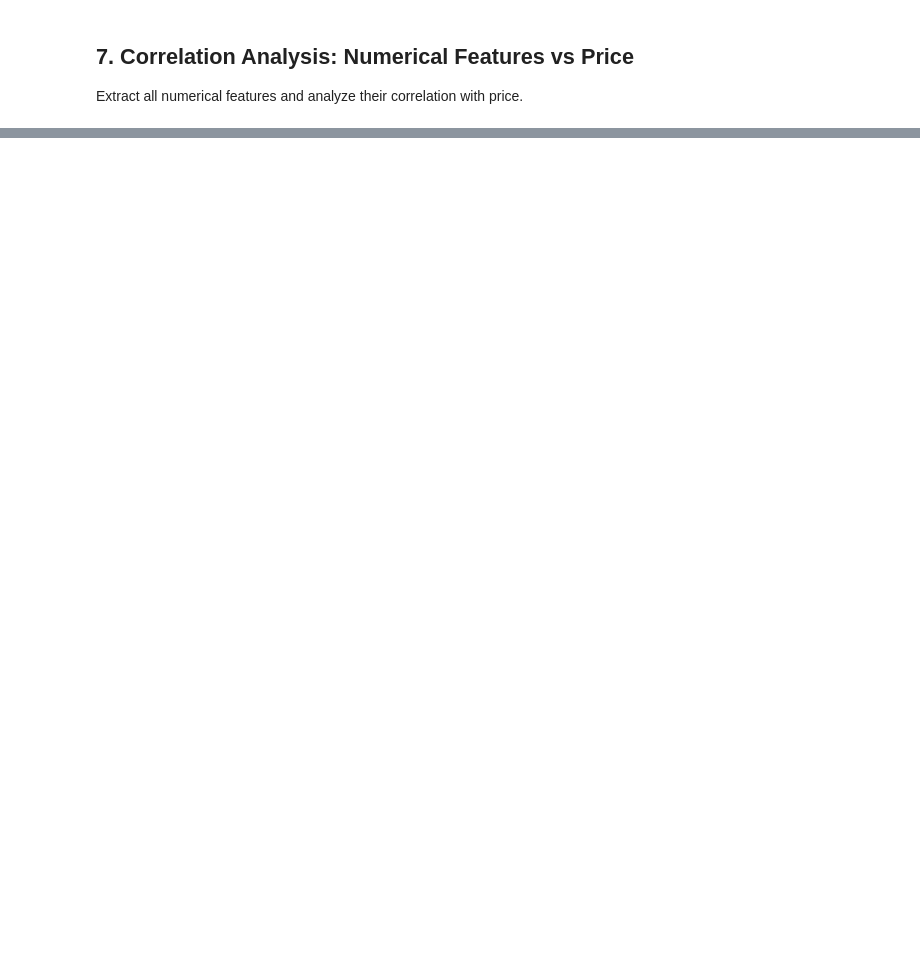
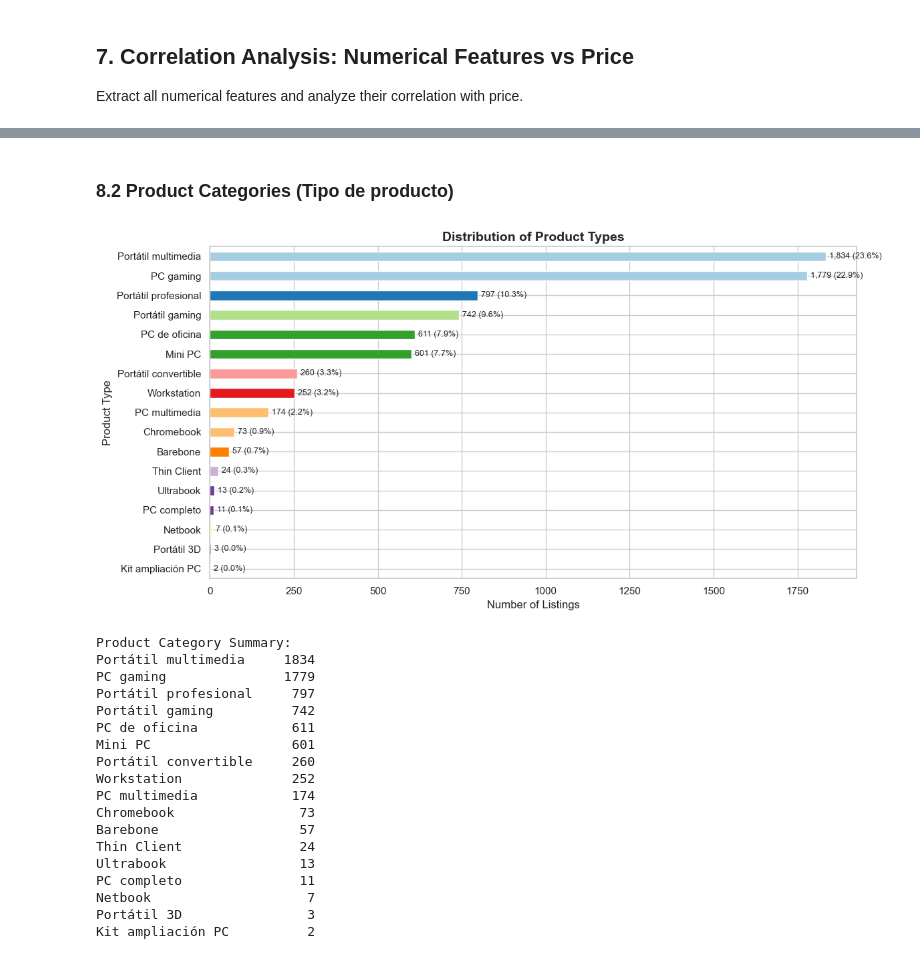
Before and after one commit to jardinast/computer_price_assistant, a Jupyter notebook: notebooks/01_eda.ipynb, the cells around one changed output, grey strips where cells are left out. Drawn from its saved outputs; the diff is of its cells as text; code cells hidden in the pictures; blank space fills up the shorter version.

```diff
--- a/notebooks/01_eda.ipynb
+++ b/notebooks/01_eda.ipynb
@@ -1101,0 +1586,44 @@ The EDA revealed key insights about the computer marketplace dataset and informe
+# %% [markdown]
+### 8.2 Product Categories (Tipo de producto)
+# %%
+# Product Categories Distribution
+fig, ax = plt.subplots(figsize=(12, 6))
+
+# Bar chart of product types
+tipo_counts = df_features['Tipo de producto'].value_counts()
+colors = plt.cm.Paired(np.linspace(0, 1, len(tipo_counts)))
+tipo_counts.plot(kind='barh', ax=ax, color=colors)
+ax.set_xlabel('Number of Listings', fontsize=12)
+ax.set_ylabel('Product Type', fontsize=12)
+ax.set_title('Distribution of Product Types', fontsize=14, fontweight='bold')
+ax.invert_yaxis()
+
+# Add count labels
+for i, (tipo, count) in enumerate(tipo_counts.items()):
+    ax.text(count + 10, i, f'{count:,} ({count/len(df_features)*100:.1f}%)', va='center', fontsize=9)
+
+plt.tight_layout()
+plt.show()
+
+print("\nProduct Category Summary:")
+print(tipo_counts.to_string())
+# %% [output]
+[figure, added]
+Product Category Summary:
+Portátil multimedia     1834
+PC gaming               1779
+Portátil profesional     797
+Portátil gaming          742
+PC de oficina            611
+Mini PC                  601
+Portátil convertible     260
+Workstation              252
+PC multimedia            174
+Chromebook                73
+Barebone                  57
+Thin Client               24
+Ultrabook                 13
+PC completo               11
+Netbook                    7
+Portátil 3D                3
+Kit ampliación PC          2
```
Also changed, not shown: parts of 61 cells of this notebook, 8 other files.
